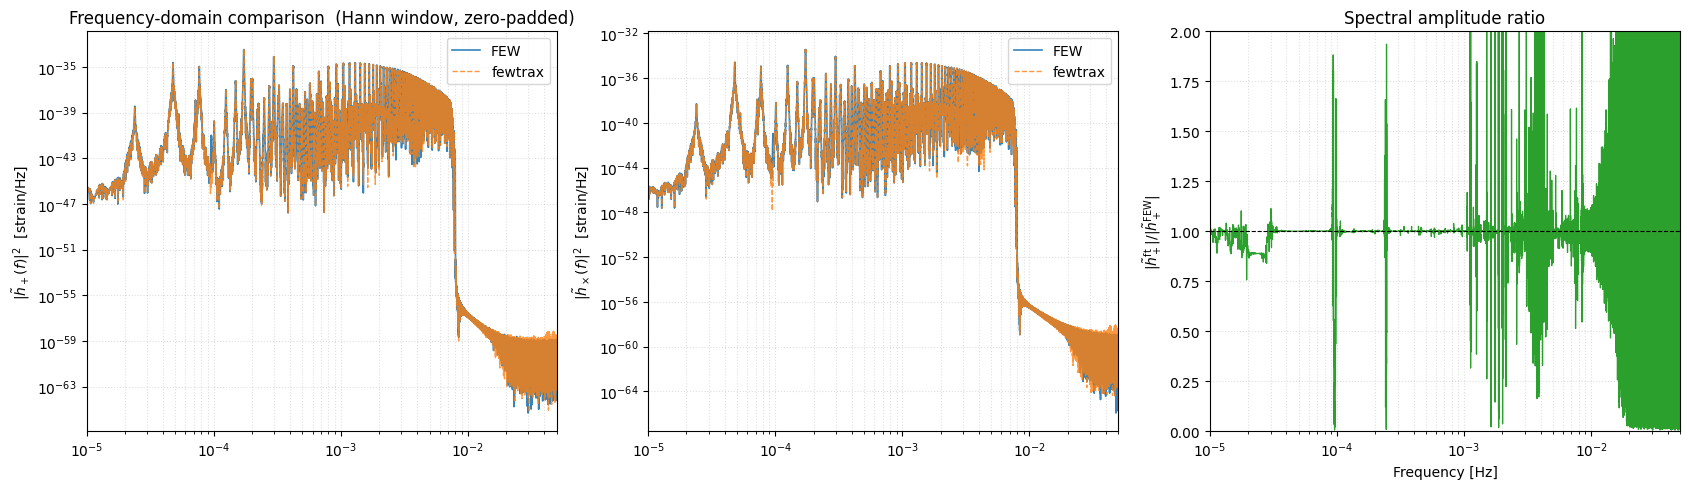
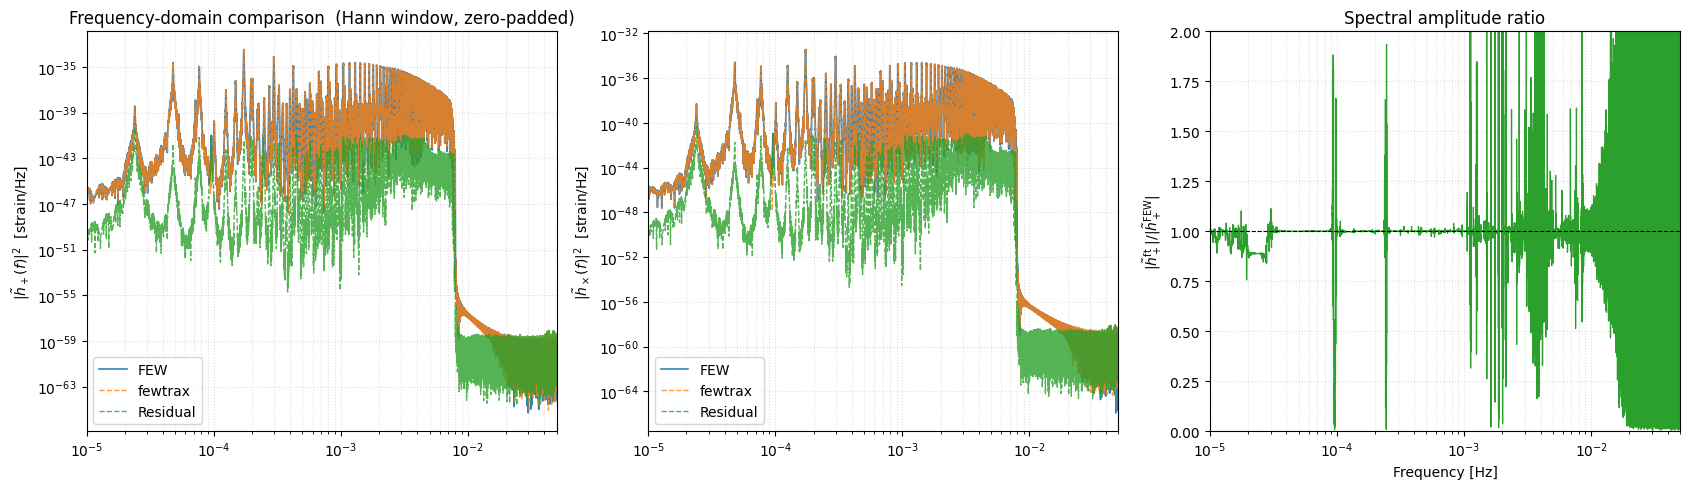
The change to this notebook cell's code, shown as a diff; its figure went from the first image to the second:
--- before
+++ after
@@ -4,4 +4,5 @@
 axes[0].loglog(f_hp_few, amp_hp_few**2, label="FEW",     lw=1.2, alpha=0.9)
 axes[0].loglog(f_hp_ft,  amp_hp_ft**2,  label="fewtrax", lw=1.0, ls="--", alpha=0.8)
+axes[0].loglog(f_res_hp,  amp_res_hp**2,  label="Residual", lw=1.0, ls="--", alpha=0.8)
 axes[0].set_xlim(f_min_p, f_nyq)
 axes[0].set_ylabel(r"$|\tilde{h}_+(f)|^2$  [strain/Hz]")
@@ -13,4 +14,5 @@
 axes[1].loglog(f_hx_few, amp_hx_few**2, label="FEW",     lw=1.2, alpha=0.9)
 axes[1].loglog(f_hx_ft,  amp_hx_ft**2,  label="fewtrax", lw=1.0, ls="--", alpha=0.8)
+axes[1].loglog(f_res_hx,  amp_res_hx**2,  label="Residual", lw=1.0, ls="--", alpha=0.8)
 axes[1].set_xlim(f_min_p, f_nyq)
 axes[1].set_ylabel(r"$|\tilde{h}_\times(f)|^2$  [strain/Hz]")

Commit: Restructure notebook